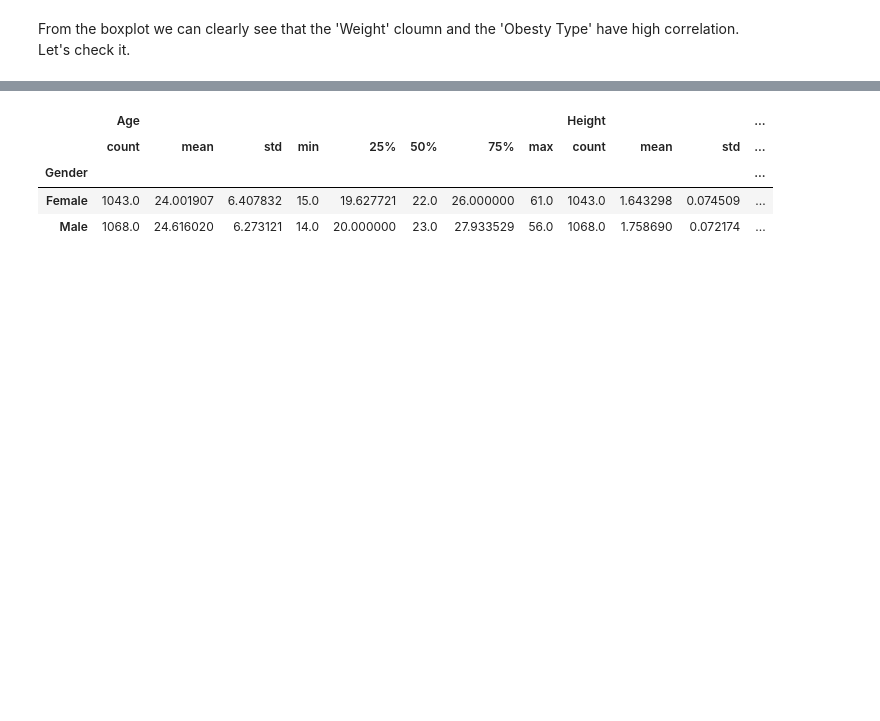
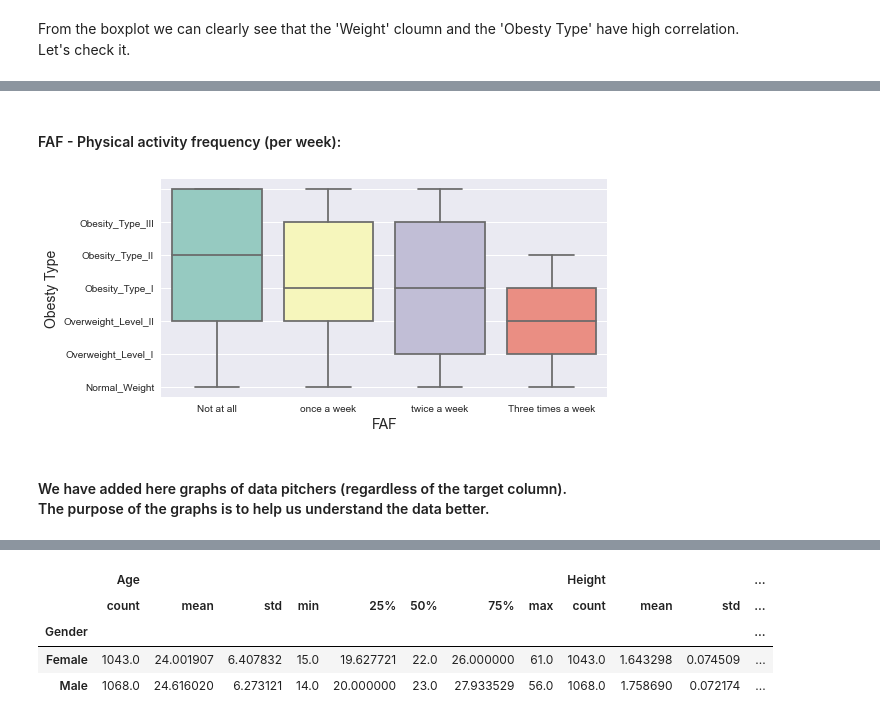
Before and after one commit to NoaAmichai/Obesity-Data-Science-Project, a Jupyter notebook: Obesity.ipynb, the cells around one changed output, grey strips where cells are left out. Cells and saved outputs as stored; diff of their text form; code cells hidden in the pictures; blank space fills up the shorter version.

```diff
--- a/Obesity.ipynb
+++ b/Obesity.ipynb
@@ -177,0 +129,15 @@ plt.show()
+# %% [markdown]
+#### FAF - Physical activity frequency (per week):
+# %%
+plt.figure(figsize=(8,4))
+ax=sns.boxplot(x="FAF", y="NObeyesdad", data=df[["FAF","NObeyesdad"]],palette="Set3")
+ax.yaxis.set_ticklabels(['Insufficient_Weight','Normal_Weight', 'Overweight_Level_I','Overweight_Level_II',
+                         'Obesity_Type_I','Obesity_Type_II','Obesity_Type_III'],horizontalalignment='right')
+ax.xaxis.set_ticklabels(['Not at all','once a week','twice a week','Three times a week'])
+plt.xlabel("FAF", size=14)
+plt.ylabel("Obesty Type", size=14)
+plt.show()
+# %% [output]
+[figure, added]
+# %% [markdown]
+#### We have added here graphs of data pitchers (regardless of the target column).<br> The purpose of the graphs is to help us understand the data better.
```
Also changed, not shown: parts of 22 cells of this notebook.
